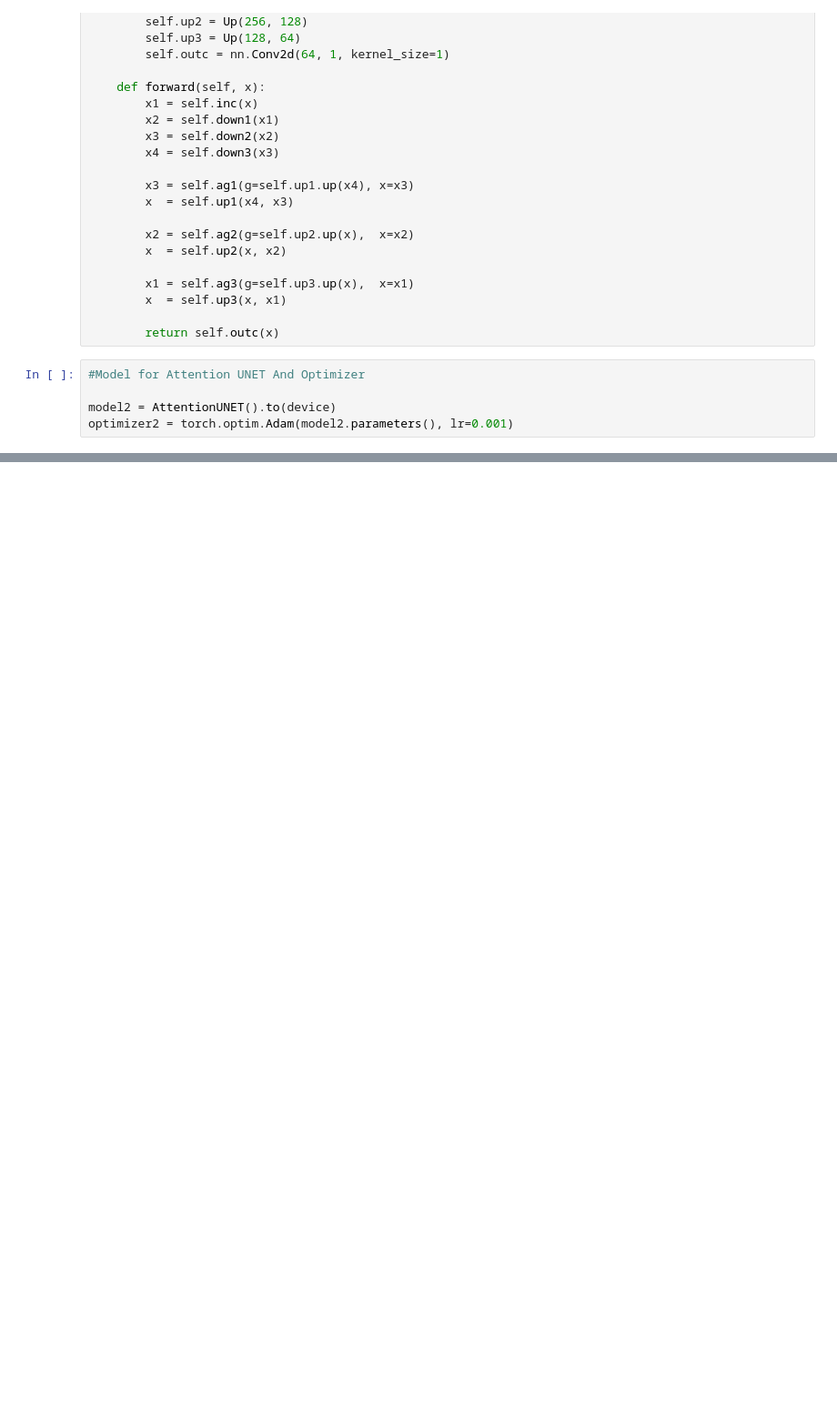
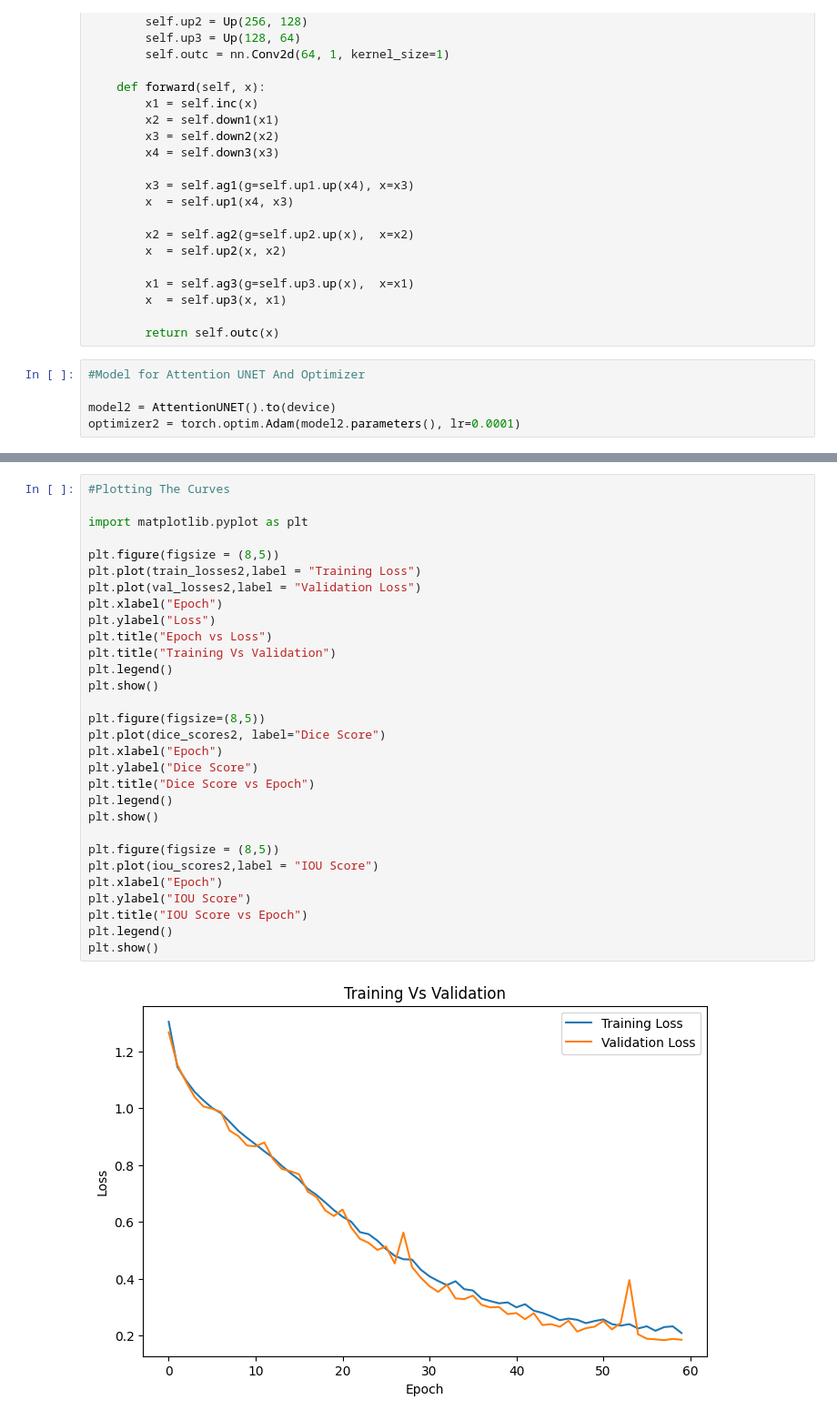
Before and after one commit to notjeffff/segmentation-model-cherrynet, a Jupyter notebook: cherrynet.ipynb, the cells around one changed output, grey strips where cells are left out. Shown at 91% size. Cells and saved outputs as stored; diff of their text form; blank space fills up the shorter version.

```diff
--- a/cherrynet.ipynb
+++ b/cherrynet.ipynb
@@ -679,7 +681,7 @@ class AttentionUNET(nn.Module):
 #Model for Attention UNET And Optimizer
 
 model2 = AttentionUNET().to(device)
-optimizer2 = torch.optim.Adam(model2.parameters(), lr=0.001)
+optimizer2 = torch.optim.Adam(model2.parameters(), lr=0.0001)
 # %%
 train_losses2 = []
 val_losses2 = []
@@ -756,0 +759,32 @@ Epoch : 60 - IOU Score : 0.6571947336196899
+# %%
+#Plotting The Curves
+
+import matplotlib.pyplot as plt
+
+plt.figure(figsize = (8,5))
+plt.plot(train_losses2,label = "Training Loss")
+plt.plot(val_losses2,label = "Validation Loss")
+plt.xlabel("Epoch")
+plt.ylabel("Loss")
+plt.title("Epoch vs Loss")
+plt.title("Training Vs Validation")
+plt.legend()
+plt.show()
+
+plt.figure(figsize=(8,5))
+plt.plot(dice_scores2, label="Dice Score")
+plt.xlabel("Epoch")
+plt.ylabel("Dice Score")
+plt.title("Dice Score vs Epoch")
+plt.legend()
+plt.show()
+
+plt.figure(figsize = (8,5))
+plt.plot(iou_scores2,label = "IOU Score")
+plt.xlabel("Epoch")
+plt.ylabel("IOU Score")
+plt.title("IOU Score vs Epoch")
+plt.legend()
+plt.show()
+# %% [output]
+[figure, added]
```
Also changed, not shown: parts of 16 cells of this notebook.
